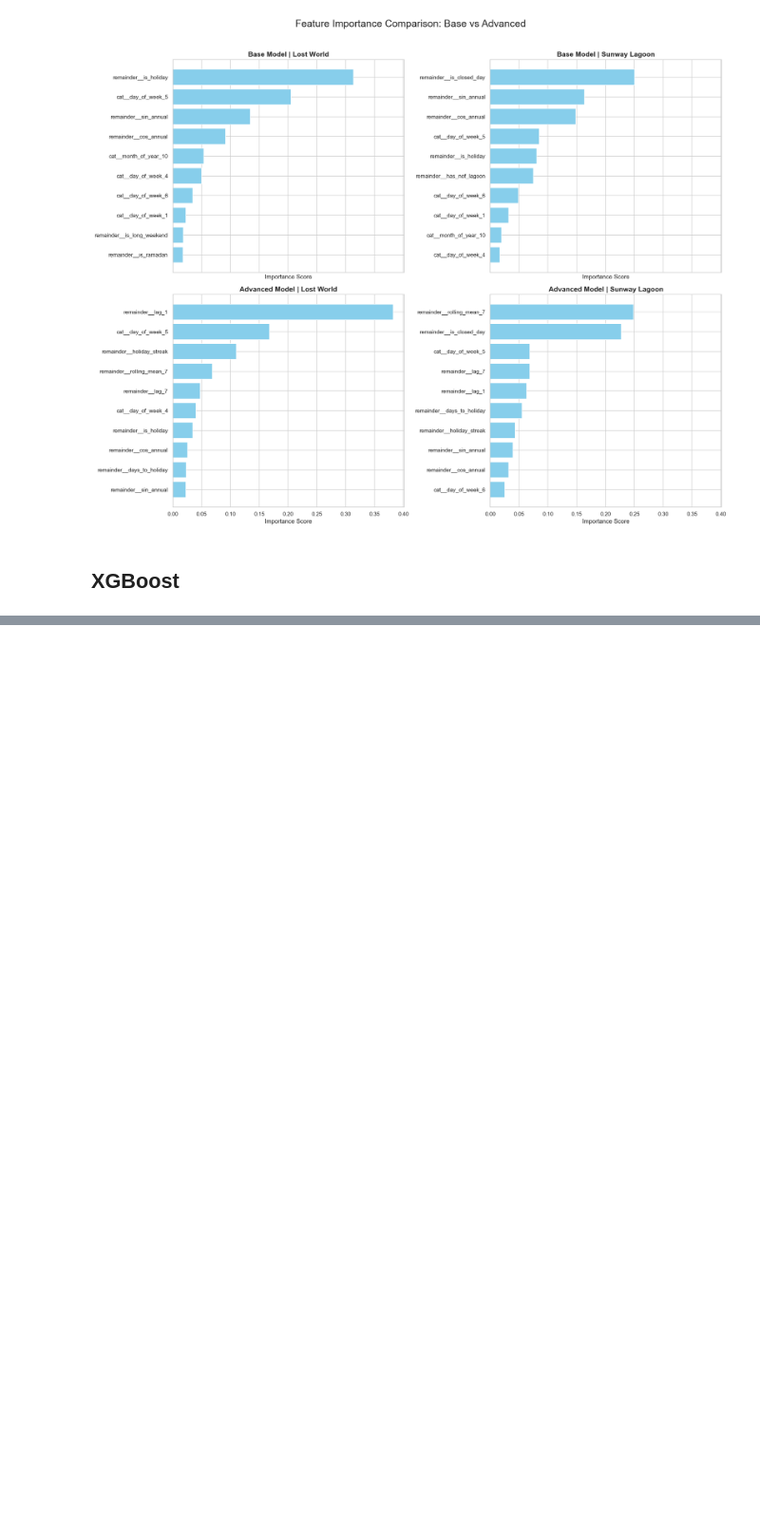
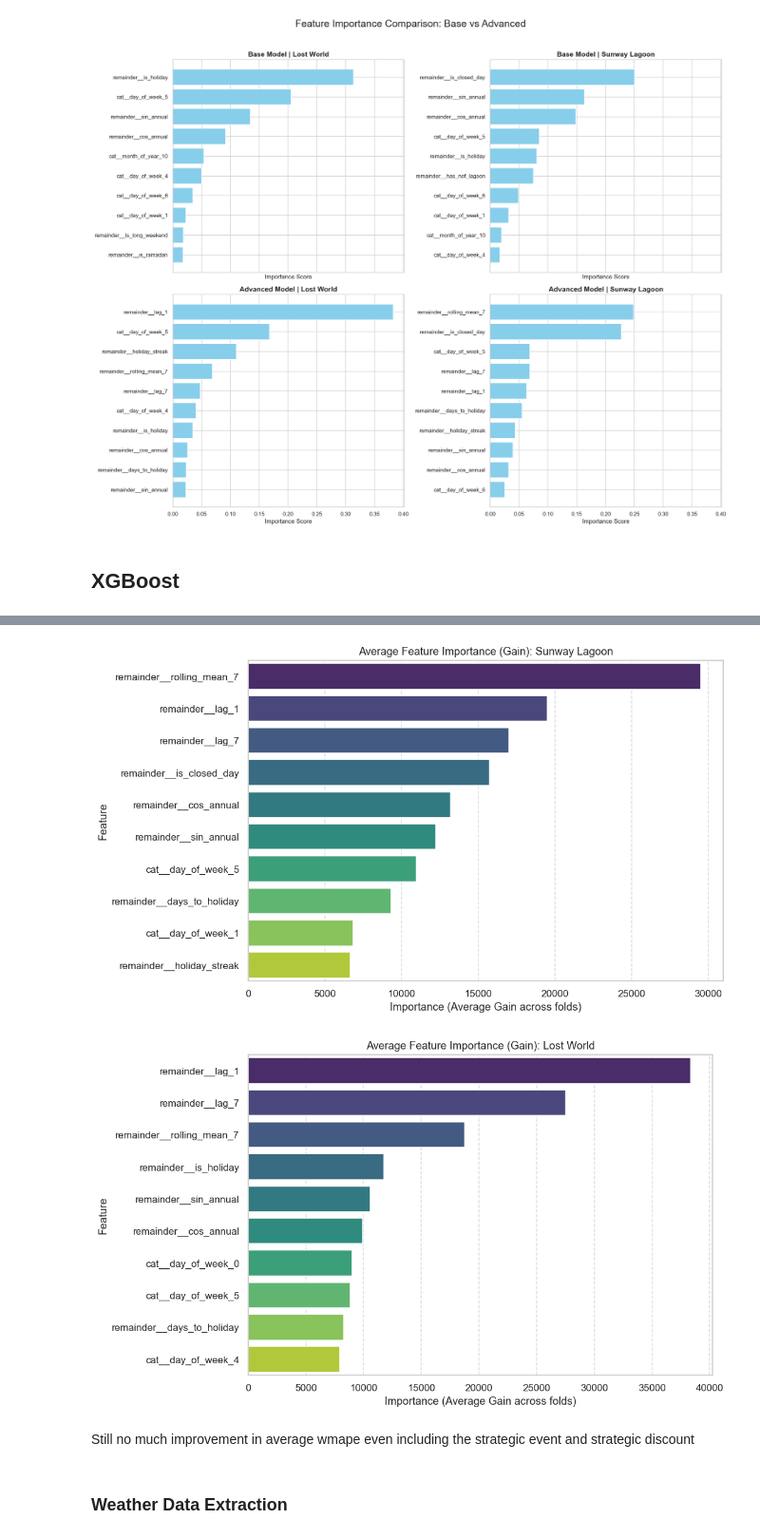
Before and after one commit to henrytansunway/sunway-theme-park, a Jupyter notebook: modi_demand_model.ipynb, the cells around one changed output, grey strips where cells are left out. Shown at 95% size. Cells and saved outputs as stored; diff of their text form; code cells hidden in the pictures; blank space fills up the shorter version.

```diff
--- a/modi_demand_model.ipynb
+++ b/modi_demand_model.ipynb
@@ -688,0 +1264,2 @@ plt.show()
+# %%
+con = duckdb.connect("theme_park_data.db")
@@ -688,0 +2067,18 @@ plt.show()
+# %%
+# Rerun the light GBM
+# 1. Define final feature list based on your screenshot
+# Note: Added 'is_day_session' back in as it's vital for this new grain
+features_advanced = [
+    'day_of_week', 'month_of_year',             # Categorical
+    'is_holiday', 'is_closed_day', 'is_long_weekend',
+    'is_ramadan', 'sin_annual', 'cos_annual', 'has_nof_lagoon',
+    'days_to_holiday', 'is_payday_window', 'holiday_streak',
+    'lag_1', 'lag_7', 'rolling_mean_7',
+    'is_strategic_discount', 'is_strategic_event'
+]
+
+# Identify categorical features for the OneHotEncoder
+cat_features_for_model = ['day_of_week', 'month_of_year']
+
+# Merging change the variable name of response
+target = 'visitors'
@@ -688,0 +2221,34 @@ plt.show()
+# %%
+def plot_park_importance(final_importances, park_name, top_n=10):
+    # 1. Filter dictionary keys for the specific park
+    park_keys = [k for k in final_importances.keys() if k.startswith(park_name)]
+
+    if not park_keys:
+        print(f"No importance data found for {park_name}")
+        return
+
+    # 2. Combine all folds for this park and calculate the average
+    all_imps = pd.concat([final_importances[k] for k in park_keys])
+    avg_imp = all_imps.groupby('Feature')['Importance'].mean().sort_values(ascending=False).reset_index()
+
+    # 3. Create the plot
+    plt.figure(figsize=(10, 6))
+    sns.barplot(data=avg_imp.head(top_n), x='Importance', y='Feature', palette='viridis')
+
+    plt.title(f'Average Feature Importance (Gain): {park_name}')
+    plt.xlabel('Importance (Average Gain across folds)')
+    plt.ylabel('Feature')
+    plt.grid(axis='x', linestyle='--', alpha=0.7)
+    plt.tight_layout()
+    plt.show()
+
+# Example Usage:
+plot_park_importance(final_importances, 'Sunway Lagoon')
+plot_park_importance(final_importances, 'Lost World')
+# %% [output]
+[figure, added]
+[figure, added]
+# %% [markdown]
+Still no much improvement in average wmape even including the strategic event and strategic discount
+# %% [markdown]
+### Weather Data Extraction
```
Also changed, not shown: parts of 82 cells of this notebook.
